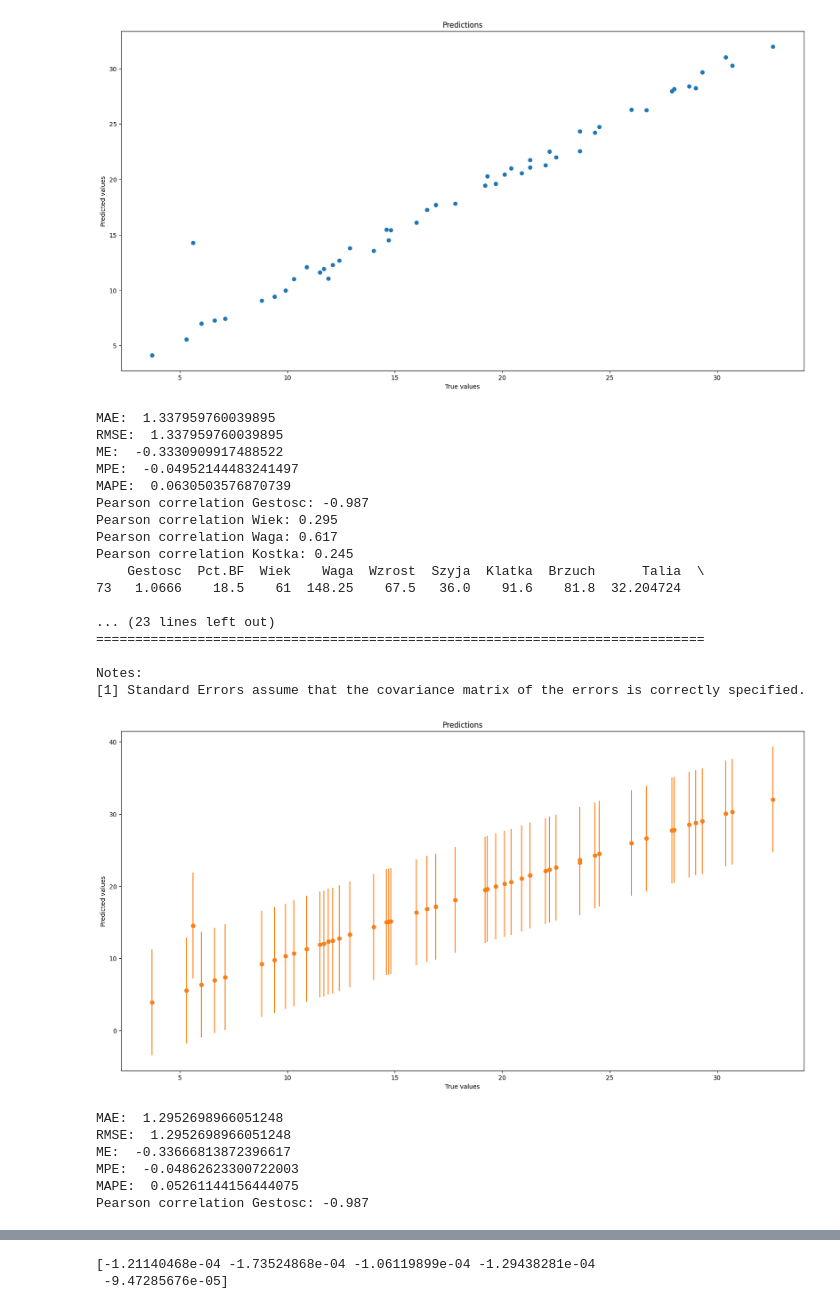
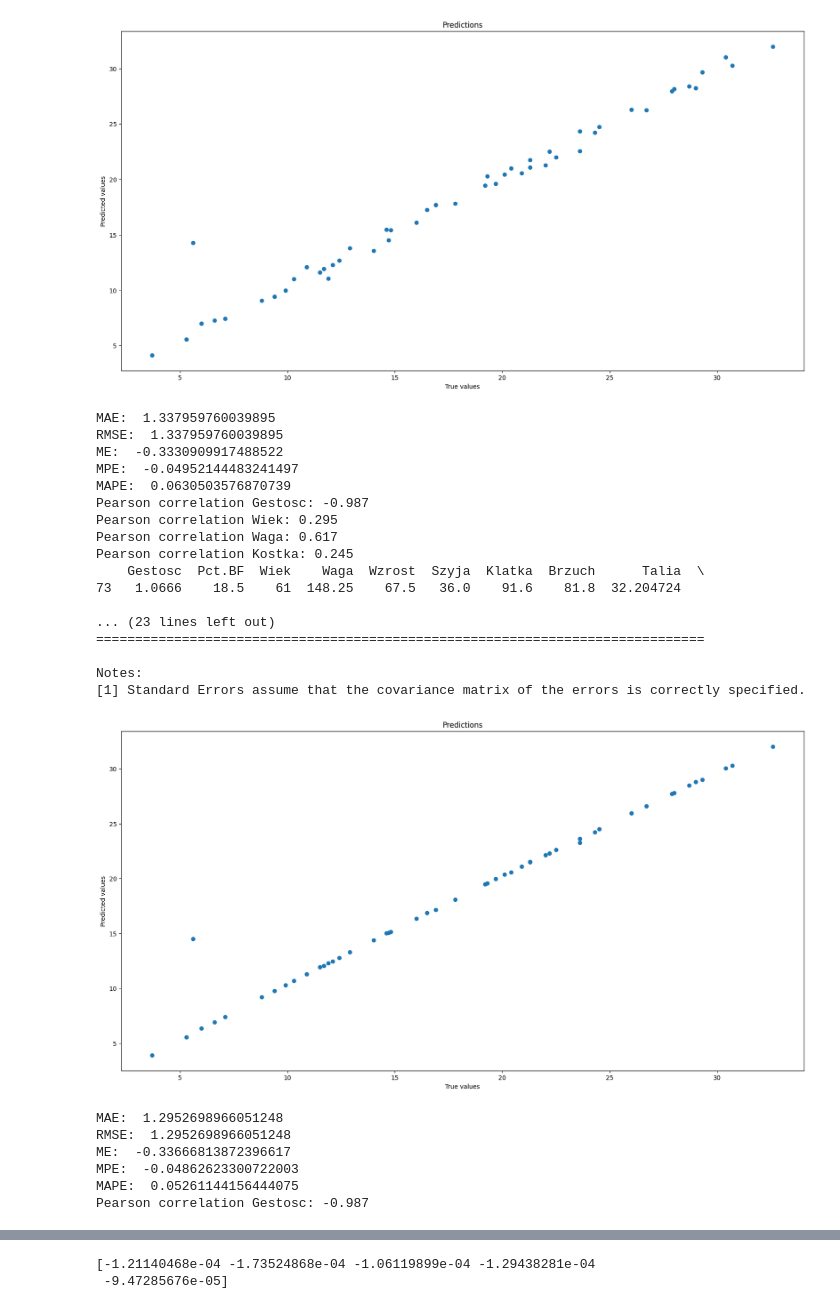
Before and after one commit to userofpi/MED_LAB1, a Jupyter notebook: LAB1_2.ipynb, the cells around one changed output, grey strips where cells are left out. Cells and saved outputs as stored; diff of their text form; code cells hidden in the pictures.

```diff
--- a/LAB1_2.ipynb
+++ b/LAB1_2.ipynb
@@ -514,7 +549,6 @@ plt.title('Predictions')
 plt.xlabel('True values')
 plt.ylabel('Predicted values')
 # dodać bar z błedem std
-plt.errorbar(Y_test, predictions, yerr=np.std(predictions), fmt='o')
 plt.show()
 print('MAE: ', calculate_mae(Y_test, predictions))
 print('RMSE: ', calculate_rmse(Y_test, predictions))
@@ -542,6 +576,33 @@ plt.show()
 # wyswietl record z max reszta
 print(residual.idxmax())
 print(data_frame.iloc[residual.idxmax()])
+
+
+# Wykres bf od gestosci oraz predykcjami
+plt.figure(figsize=(20, 10))
+plt.plot(X_train['Gestosc'], Y_train, 'o')
+plt.plot(X_test['Gestosc'], Y_test, 'o')
+plt.title('Predictions')
+plt.xlabel('Gestosc')
+plt.ylabel('Pct.BF')
+# errorbar dla predykcji
+plt.errorbar(X_test['Gestosc'], predictions, yerr=np.std(predictions), fmt='o')
+plt.show()
+
+
+# cross validation sklearn
+
+
+# Talia i Gestosc
+Y = data_frame[['Pct.BF']]
+X = data_frame[['Gestosc', 'Waga']]
+model = LinearRegression()
+# 5-fold cross validation
+cv = KFold(n_splits=5, random_state=42, shuffle=True)
+scores = cross_val_score(model, X, Y, cv=cv, scoring='neg_mean_squared_error')
+print(scores)
+
+# wyswietl wyniki cross validation
 # %% [output]
                             OLS Regression Results
 ==============================================================================
@@ -553,32 +614,32 @@ Time:                        23:12:29   Log-Likelihood:                -323.84
 No. Observations:                 200   AIC:                             679.7
 Df Residuals:                     184   BIC:                             732.5
 Df Model:                          15
 Covariance Type:            nonrobust
 ==============================================================================
 ... (25 lines left out)
 Notes:
 [1] Standard Errors assume that the covariance matrix of the errors is correctly specified.
 [2] The smallest eigenvalue is 1.33e-11. This might indicate that there are
 strong multicollinearity problems or that the design matrix is singular.
 [figure]
 MAE:  1.337959760039895
 RMSE:  1.337959760039895
 ME:  -0.3330909917488522
 MPE:  -0.04952144483241497
 MAPE:  0.0630503576870739
 Pearson correlation Gestosc: -0.987
 Pearson correlation Wiek: 0.295
 Pearson correlation Waga: 0.617
 Pearson correlation Kostka: 0.245
     Gestosc  Pct.BF  Wiek    Waga  Wzrost  Szyja  Klatka  Brzuch      Talia  \
 73   1.0666    18.5    61  148.25    67.5   36.0    91.6    81.8  32.204724
 
 ... (23 lines left out)
 ==============================================================================
 
 Notes:
 [1] Standard Errors assume that the covariance matrix of the errors is correctly specified.
-[figure, old version]
+[figure, new version]
 MAE:  1.2952698966051248
 RMSE:  1.2952698966051248
 ME:  -0.33666813872396617
```
Also changed, not shown: parts of 5 cells of this notebook.
